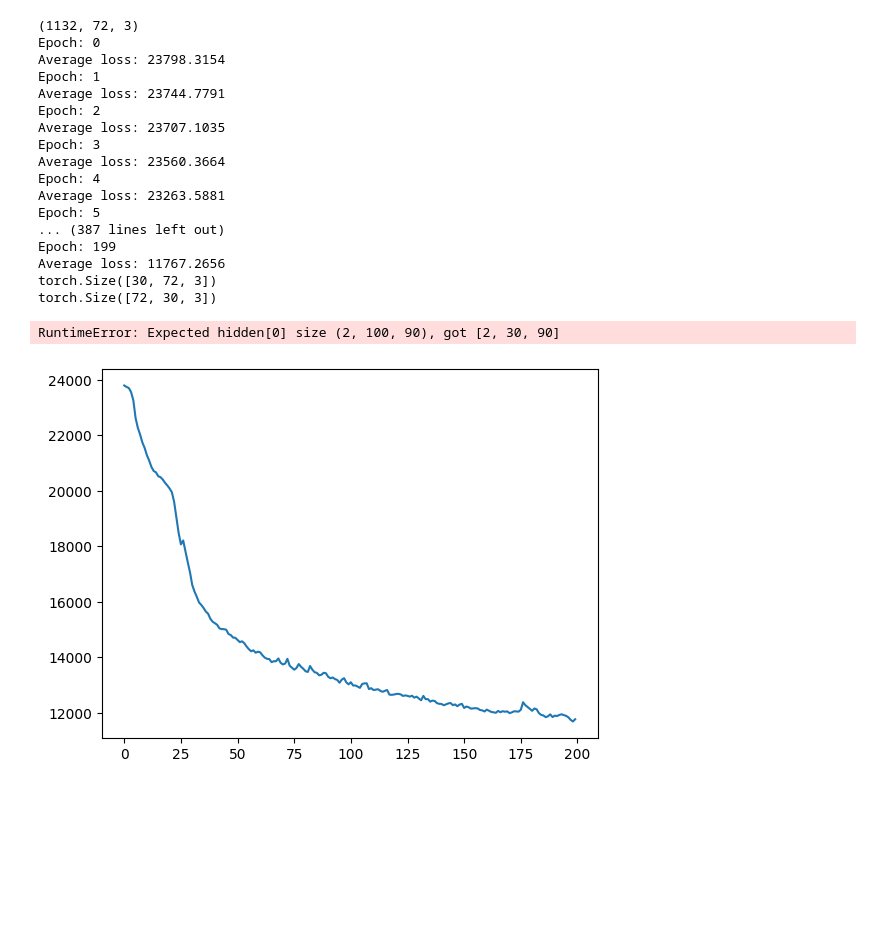
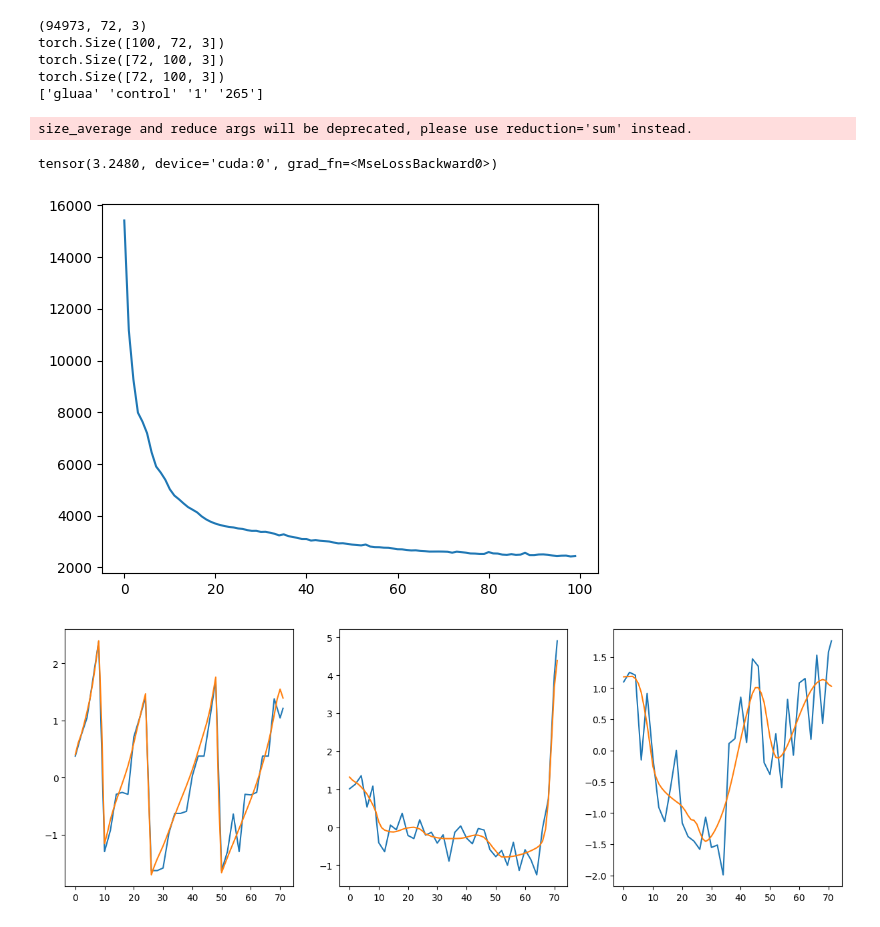
Before and after one commit to A-chille/timeseries-clustering-vae, a Jupyter notebook: multivariate.ipynb, the cells around one changed output. Cells and saved outputs as stored; diff of their text form; code cells hidden in the pictures; blank space fills up the shorter version.

```diff
--- a/multivariate.ipynb
+++ b/multivariate.ipynb
@@ -132,7 +133,7 @@ hidden_layer_depth = 2
 latent_length = 20
 batch_size = 100
 learning_rate = 0.0005
-n_epochs = 200
+n_epochs = 100
 dropout_rate = 0.2
 optimizer = 'Adam' # options: ADAM, SGD
 cuda = True # options: True, False
@@ -160,60 +161,58 @@ vrae = VRAE(sequence_length=sequence_length,
             block = block,
             dload = dload)
 
-vrae.fit(train_dataset, save=True)
-file = open(fr'C:\Users\achfr\timeseries-clustering-vae\model_dir_mm\print.txt').readlines()
+# vrae.fit(train_dataset, save=True)
+# file = open(fr'C:\Users\achfr\timeseries-clustering-vae\model_dir_mm\print.txt').readlines()
+
+####ctrlcip0
+vrae.load(fr'C:\Users\achfr\timeseries-clustering-vae\model_dir_multivar_2l_100ep\model.pth')
+file = open(fr'C:\Users\achfr\timeseries-clustering-vae\model_dir_multivar_2l_100ep\print.txt').readlines()
+
+
 losses = []
 for line in file:
     if 'Average loss' in line:
         losses.append(float(line.split(' ')[-1][:-2]))
 plt.plot(losses)
 
 
 vrae.eval()
 # testseq = train_dataset[30:batch_size+30][0].float()
 testseq = test_dataset[:batch_size][0].float()
 # testseq = testseq.repeat(2,1,1)
 
 print(testseq.shape)
 # plt.plot(testseq[:,:,0].T)
 testseq2 = testseq.permute(1, 0, 2).cuda()
 print(testseq2.shape)
 outp = vrae.forward(testseq2)
 print(outp[0].shape)
 
 k=np.random.randint(0,batch_size)
 input_seq = testseq2[:,k,:].cpu().detach().numpy()
 output_seq = outp[0][:,k,:].cpu().detach().numpy()
 
 fig, ax = plt.subplots(1,3,figsize=(15,5))
 for i in range(3):
     ax[i].plot(input_seq[:,i])
     ax[i].plot(output_seq[:,i])
 print(y_train[r])
 
 loss = nn.MSELoss(reduction='sum')
 # loss(input_seq, output_seq)
 loss(testseq2[:,k,0],outp[0][:,k,0])
+
+#### 100ep 19min with aug
 # %% [output]
-(1132, 72, 3)
-Epoch: 0
-Average loss: 23798.3154
-Epoch: 1
-Average loss: 23744.7791
-Epoch: 2
-Average loss: 23707.1035
-Epoch: 3
-Average loss: 23560.3664
-Epoch: 4
-Average loss: 23263.5881
-Epoch: 5
-... (387 lines left out)
-Epoch: 199
-Average loss: 11767.2656
-torch.Size([30, 72, 3])
-torch.Size([72, 30, 3])
+(94973, 72, 3)
+torch.Size([100, 72, 3])
+torch.Size([72, 100, 3])
+torch.Size([72, 100, 3])
+['gluaa' 'control' '1' '265']
-RuntimeError: Expected hidden[0] size (2, 100, 90), got [2, 30, 90]
+size_average and reduce args will be deprecated, please use reduction='sum' instead.
+tensor(3.2480, device='cuda:0', grad_fn=<MseLossBackward0>)
-[figure, old version]
+[figure, new version]
+[figure, added]
 # %%
 vrae.eval()
 # testseq = train_dataset[30:batch_size+30][0].float()
```
Also changed, not shown: parts of 2 cells of this notebook, 8 other files.
